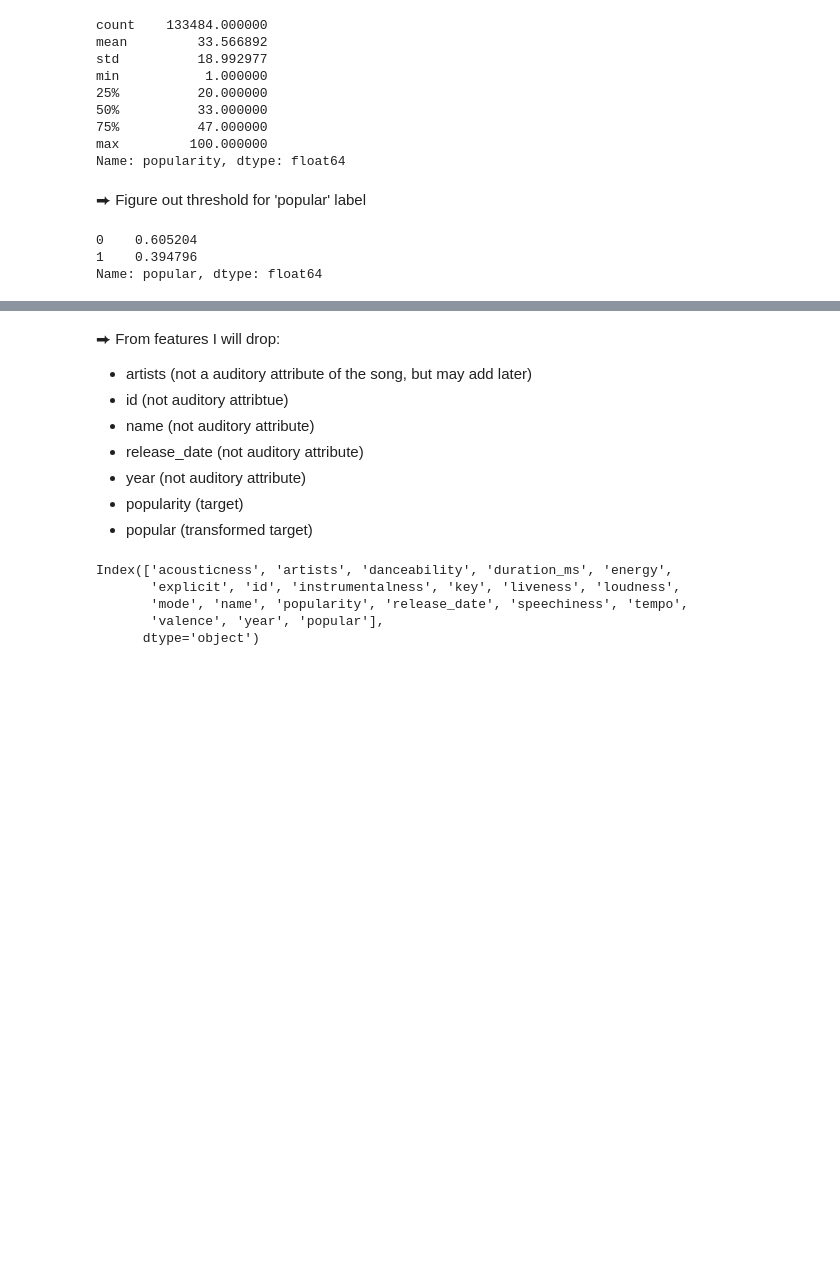
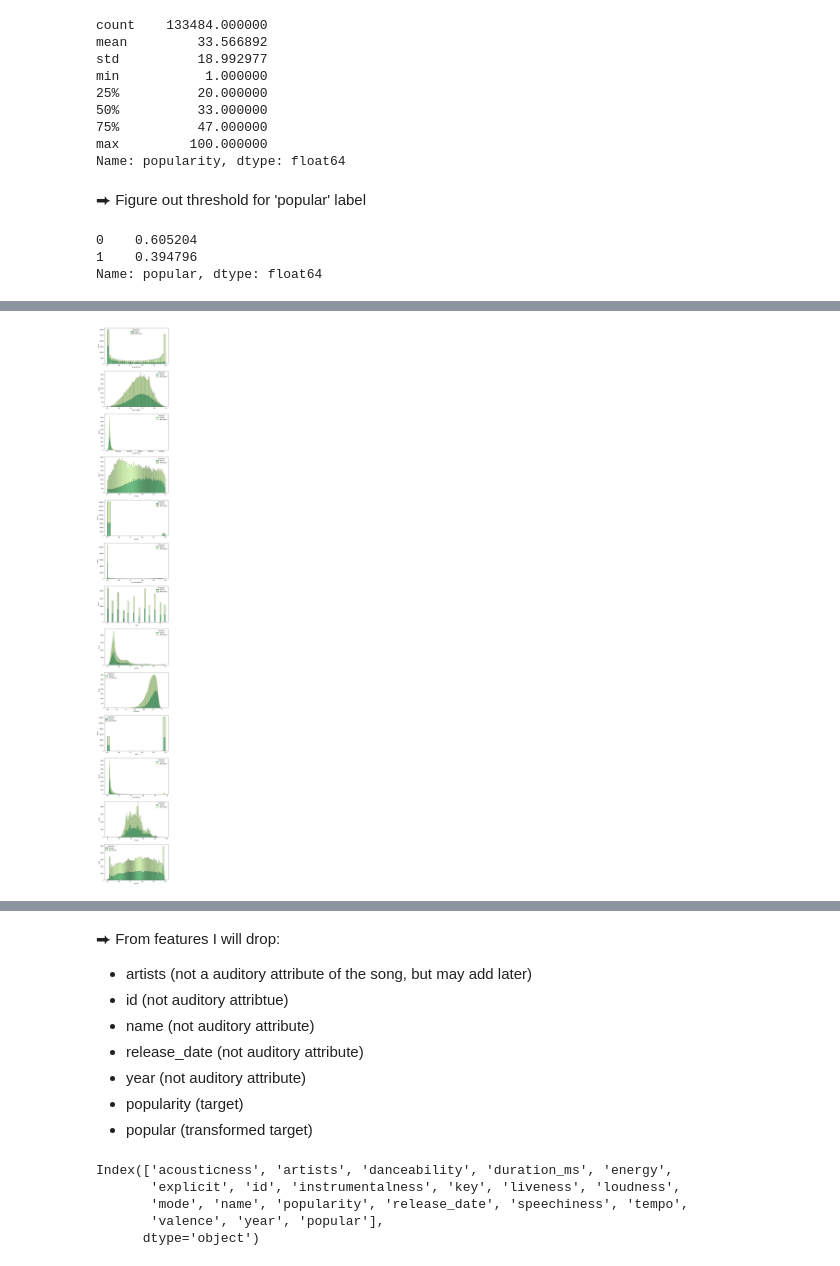
Before and after one commit to shawnjohnsamuel/spotify-popularity-prediction, a Jupyter notebook: project-notebook.ipynb, the cells around one changed output, grey strips where cells are left out. Saved outputs shown, nothing was run; the diff lists cells and outputs as text; code cells hidden in the pictures; blank space fills up the shorter version.

```diff
--- a/project-notebook.ipynb
+++ b/project-notebook.ipynb
@@ -194,0 +209,20 @@ import sjs_utilities as sjs
+# %%
+fig, axarr = plt.subplots(13, figsize=(9,80))
+sns.histplot(data=df, x='acousticness', hue = 'popular', multiple='stack', palette = 'YlGn', ax = axarr[0])
+sns.histplot(data=df, x='danceability', hue = 'popular', multiple='stack', palette = 'YlGn', ax = axarr[1])
+sns.histplot(data=df, x='duration_ms', hue = 'popular', multiple='stack', palette = 'YlGn', ax = axarr[2])
+sns.histplot(data=df, x='energy', hue = 'popular', multiple='stack', palette = 'YlGn', ax = axarr[3])
+sns.histplot(data=df, x='explicit', hue = 'popular', multiple='stack', palette = 'YlGn', ax = axarr[4])
+sns.histplot(data=df, x='instrumentalness', hue = 'popular', multiple='stack', palette = 'YlGn', ax = axarr[5])
+sns.histplot(data=df, x='key', hue = 'popular', multiple='stack', palette = 'YlGn', ax = axarr[6])
+sns.histplot(data=df, x='liveness', hue = 'popular', multiple='stack', palette = 'YlGn', ax = axarr[7])
+sns.histplot(data=df, x='loudness', hue = 'popular', multiple='stack', palette = 'YlGn', ax = axarr[8])
+sns.histplot(data=df, x='mode', hue = 'popular', multiple='stack', palette = 'YlGn', ax = axarr[9])
+sns.histplot(data=df, x='speechiness', hue = 'popular', multiple='stack', palette = 'YlGn', ax = axarr[10])
+sns.histplot(data=df, x='tempo', hue = 'popular', multiple='stack', palette = 'YlGn', ax = axarr[11])
+sns.histplot(data=df, x='valence', hue = 'popular', multiple='stack', palette = 'YlGn', ax = axarr[12])
+for i in range(0,13):
+    axarr[i].legend(title='Popularity', labels=['Popular', 'Not Popular'])
+plt.show()
+# %% [output]
+[figure, added]
```
Also changed, not shown: parts of 48 cells of this notebook.
